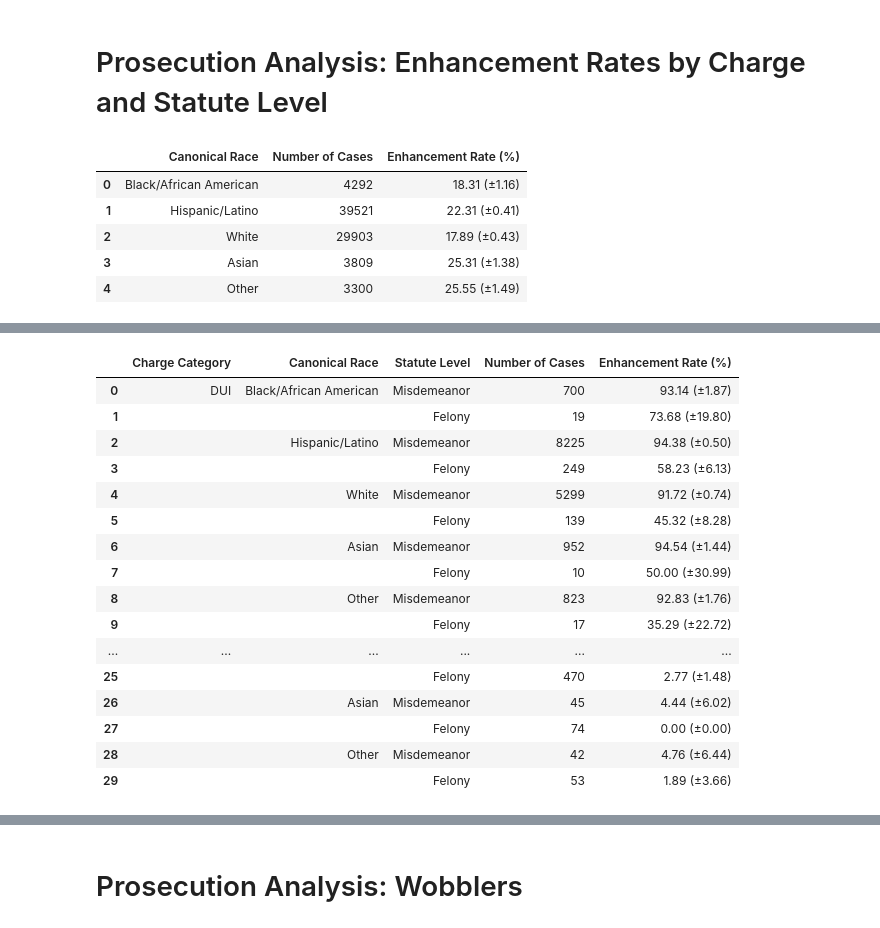
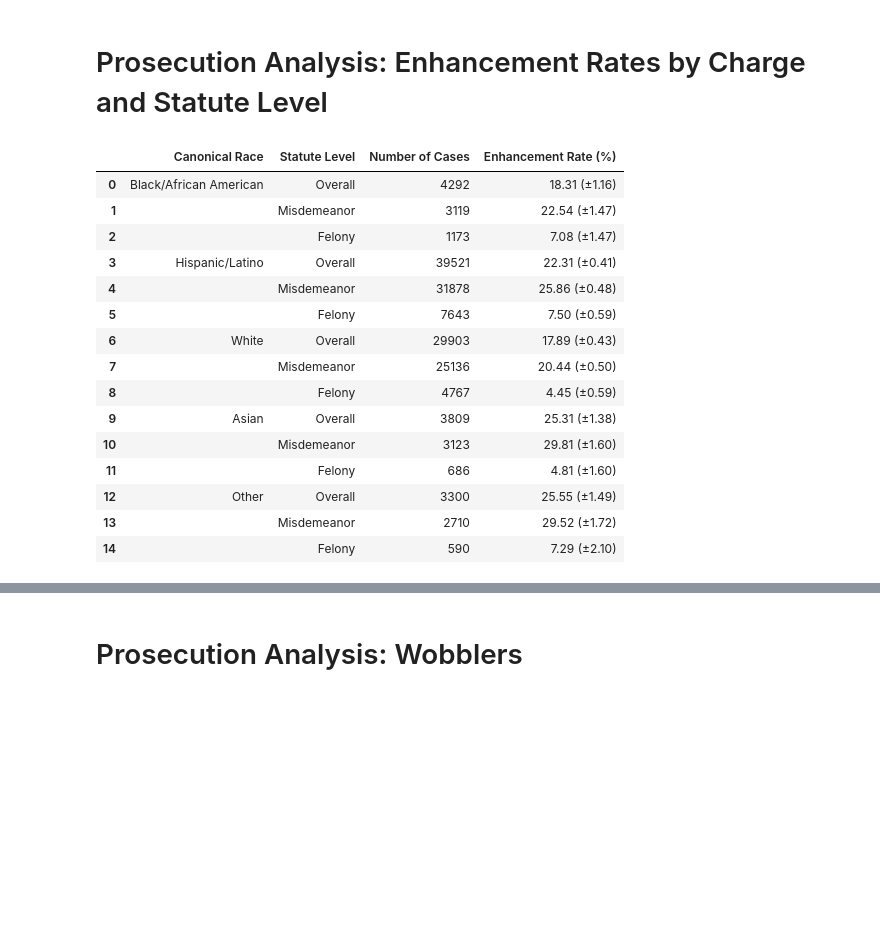
Before and after one commit to laurenbchu/honors-thesis, a Jupyter notebook: notebooks/analysis.ipynb, the cells around one changed output, grey strips where cells are left out. Saved outputs shown, nothing was run; the diff lists cells and outputs as text; code cells hidden in the pictures; blank space fills up the shorter version.

```diff
--- a/notebooks/analysis.ipynb
+++ b/notebooks/analysis.ipynb
@@ -381,32 +358,40 @@ enhancement_by_primary = enhancement_rates_by_primary_severity(substantive)
 # Calculate and display average enhancement rates by primary charge category
 enhancement_by_primary.groupby("primary_charge_category").apply(lambda g: g["Enhanced"].sum() / g["N"].sum()).sort_values(ascending=False)
 
-# Exclude any categories with less than a 5% overall enhancement rate to focus on the most relevant categories
-relevant_categories = [
-    "DUI",
-    "Assault/Violence",
-    "Weapons"
-]
-relevant_enhancements = enhancement_by_primary[enhancement_by_primary["primary_charge_category"].isin(relevant_categories)]
+# Excludes the "Other" category and categories with less than a 5% average enhancement rate across all races and statute levels
+filtered_enhancement = enhancement_by_primary[
+    enhancement_by_primary["primary_charge_category"].isin(
+        enhancement_by_primary.groupby("primary_charge_category")
+        .apply(lambda g: g["Enhanced"].sum() / g["N"].sum())
+        .loc[lambda s: (s >= 0.05) & (s.index != "Other")]
+        .index
+    )
+].copy()
 # %%
-# Table 1: Overall by race
-overall_by_race = enhancement_rate_race_table(enhancement_by_primary)
-display(overall_by_race)
+# Table 1: By race and statute level
+enhancement_combined = enhancement_rate_combined_table(enhancement_by_primary)
+display(enhancement_combined)
 
-# Table 2: By race and statute level
-by_race_statute = enhancement_rate_race_statute_table(enhancement_by_primary)
-display(by_race_statute)
+# Table 2: By race, statute level, and primary category (for all categories)
+# Excludes the "Other" category and categories with less than a 5% overall enhancement rate
+enhancement_category = enhancement_rate_race_statute_category_table(filtered_enhancement)
+display(enhancement_category)
 
-# Table 3: By race, statute level, and primary category (for all categories)
-by_all_three = enhancement_rate_race_statute_category_table(
-    enhancement_by_primary,
-    top_categories=relevant_categories
-)
-display(by_all_three)
+# export_enhancement_tables_to_latex(enhancement_combined, enhancement_category)
 # %% [output]
-|  | Canonical Race | Number of Cases | Enhancement Rate (%) |
-| 0 | Black/African American | 4292 | 18.31 (±1.16) |
-| 1 | Hispanic/Latino | 39521 | 22.31 (±0.41) |
-| 2 | White | 29903 | 17.89 (±0.43) |
-| 3 | Asian | 3809 | 25.31 (±1.38) |
-| 4 | Other | 3300 | 25.55 (±1.49) |
+|  | Canonical Race | Statute Level | Number of Cases | Enhancement Rate (%) |
+| 0 | Black/African American | Overall | 4292 | 18.31 (±1.16) |
+| 1 |  | Misdemeanor | 3119 | 22.54 (±1.47) |
+| 2 |  | Felony | 1173 | 7.08 (±1.47) |
+| 3 | Hispanic/Latino | Overall | 39521 | 22.31 (±0.41) |
+| 4 |  | Misdemeanor | 31878 | 25.86 (±0.48) |
+| 5 |  | Felony | 7643 | 7.50 (±0.59) |
+| 6 | White | Overall | 29903 | 17.89 (±0.43) |
+| 7 |  | Misdemeanor | 25136 | 20.44 (±0.50) |
+| 8 |  | Felony | 4767 | 4.45 (±0.59) |
+| 9 | Asian | Overall | 3809 | 25.31 (±1.38) |
+| 10 |  | Misdemeanor | 3123 | 29.81 (±1.60) |
+| 11 |  | Felony | 686 | 4.81 (±1.60) |
+| 12 | Other | Overall | 3300 | 25.55 (±1.49) |
+| 13 |  | Misdemeanor | 2710 | 29.52 (±1.72) |
+| 14 |  | Felony | 590 | 7.29 (±2.10) |
@@ -424,18 +415 @@ display(by_all_three)
-|  | Charge Category | Canonical Race | Statute Level | Number of Cases | Enhancement Rate (%) |
-| 0 | DUI | Black/African American | Misdemeanor | 700 | 93.14 (±1.87) |
-| 1 |  |  | Felony | 19 | 73.68 (±19.80) |
-| 2 |  | Hispanic/Latino | Misdemeanor | 8225 | 94.38 (±0.50) |
-| 3 |  |  | Felony | 249 | 58.23 (±6.13) |
-| 4 |  | White | Misdemeanor | 5299 | 91.72 (±0.74) |
-| 5 |  |  | Felony | 139 | 45.32 (±8.28) |
-| 6 |  | Asian | Misdemeanor | 952 | 94.54 (±1.44) |
-| 7 |  |  | Felony | 10 | 50.00 (±30.99) |
-| 8 |  | Other | Misdemeanor | 823 | 92.83 (±1.76) |
-| 9 |  |  | Felony | 17 | 35.29 (±22.72) |
-| ... | ... | ... | ... | ... | ... |
-| 25 |  |  | Felony | 470 | 2.77 (±1.48) |
-| 26 |  | Asian | Misdemeanor | 45 | 4.44 (±6.02) |
-| 27 |  |  | Felony | 74 | 0.00 (±0.00) |
-| 28 |  | Other | Misdemeanor | 42 | 4.76 (±6.44) |
-| 29 |  |  | Felony | 53 | 1.89 (±3.66) |
 # %%
```
Also changed, not shown: parts of 24 cells of this notebook, 20 other files.
